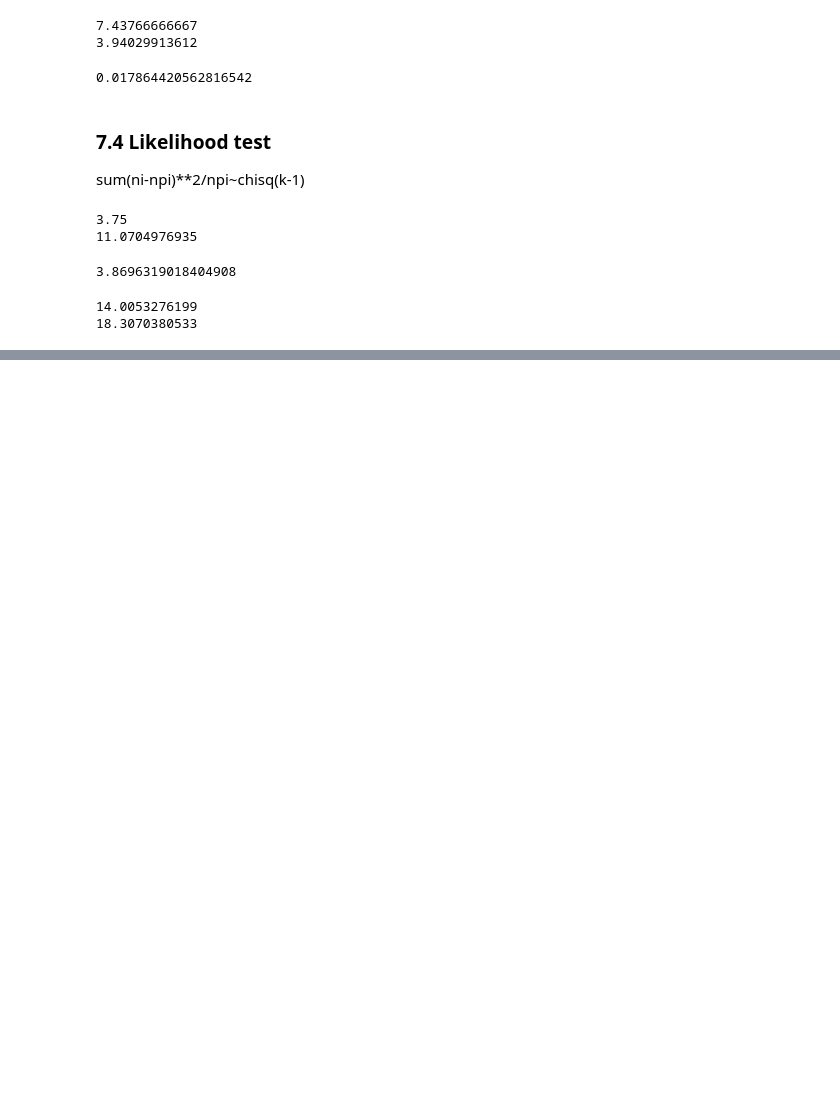
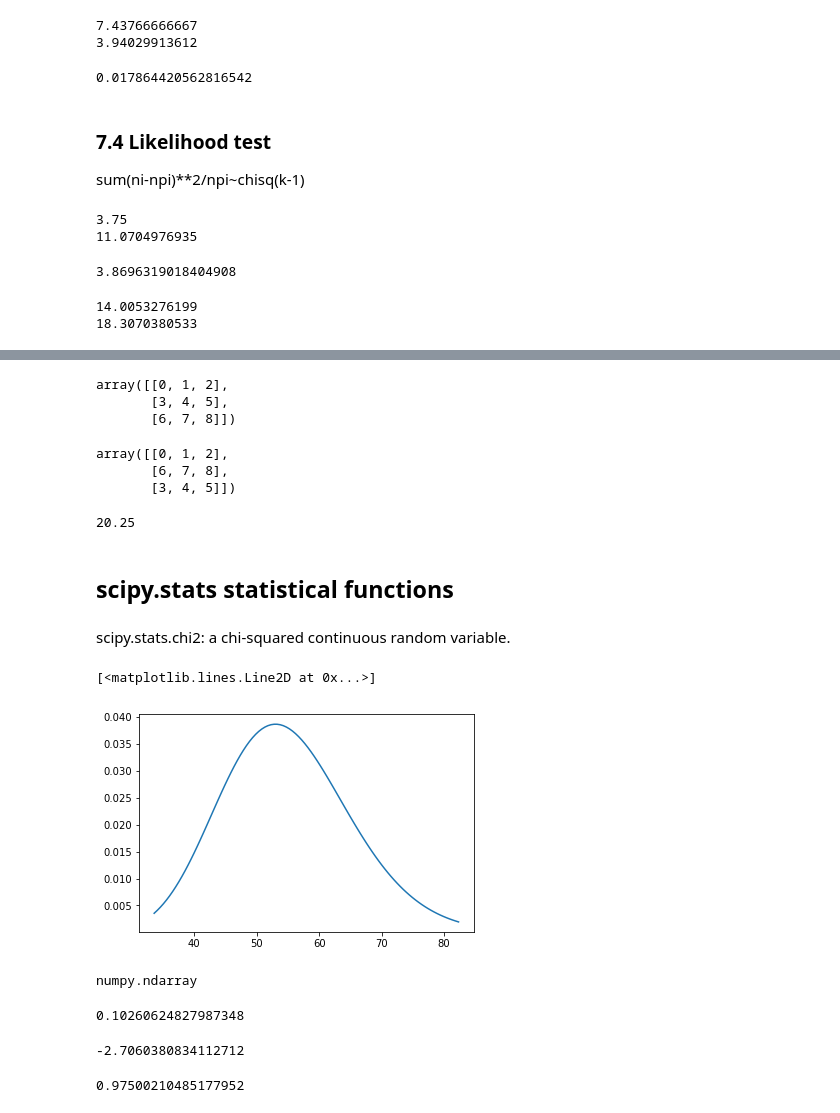
Before and after one commit to junyingzhang2018/statistics, a Jupyter notebook: probability and statistics book.ipynb, the cells around one changed output, grey strips where cells are left out. Saved outputs shown, nothing was run; the diff lists cells and outputs as text; code cells hidden in the pictures; blank space fills up the shorter version.

```diff
--- a/probability and statistics book.ipynb
+++ b/probability and statistics book.ipynb
@@ -487,0 +633,34 @@ array([  54.41865518,  210.58016415,  407.43386054,  525.53968821,
+# %%
+# permutate the columns
+arr = np.arange(9).reshape((3, 3))
+arr
+# %% [output]
+array([[0, 1, 2],
+       [3, 4, 5],
+       [6, 7, 8]])
+# %%
+np.random.permutation(arr)
+# %% [output]
+array([[0, 1, 2],
+       [6, 7, 8],
+       [3, 4, 5]])
+# %%
+135*0.15
+# %% [output]
+20.25
+# %% [markdown]
+## scipy.stats statistical functions
+# %% [markdown]
+scipy.stats.chi2: a chi-squared continuous random variable.
+# %%
+from scipy.stats import chi2
+import matplotlib.pyplot as plt
+fig, ax = plt.subplots(1, 1)
+df=55
+mean, var, skew, kurt=chi2.stats(df,moments='mvsk')
+x=np.linspace(chi2.ppf(0.01,df), chi2.ppf(0.99,df),100)
+y=chi2.pdf(x,df)
+ax.plot(x,y)
+# %% [output]
+[<matplotlib.lines.Line2D at 0x...>]
+[figure, added]
@@ -487,0 +673,22 @@ array([  54.41865518,  210.58016415,  407.43386054,  525.53968821,
+# %%
+r=chi2.rvs(df, loc=0, scale=1, size=1, random_state=None)
+type(r)
+# %% [output]
+numpy.ndarray
+# %%
+# probility density function
+chi2.pdf(5, df=4, loc=0, scale=1)
+# %% [output]
+0.10260624827987348
+# %%
+# log of the probability density function at the given point x
+x=5
+df=10
+chi2.logpdf(x, df, loc=0, scale=1)
+# %% [output]
+-2.7060380834112712
+# %%
+#cumulative function
+stats.norm.cdf(1.96)
+# %% [output]
+0.97500210485177952
```
Also changed, not shown: parts of 30 cells of this notebook.
